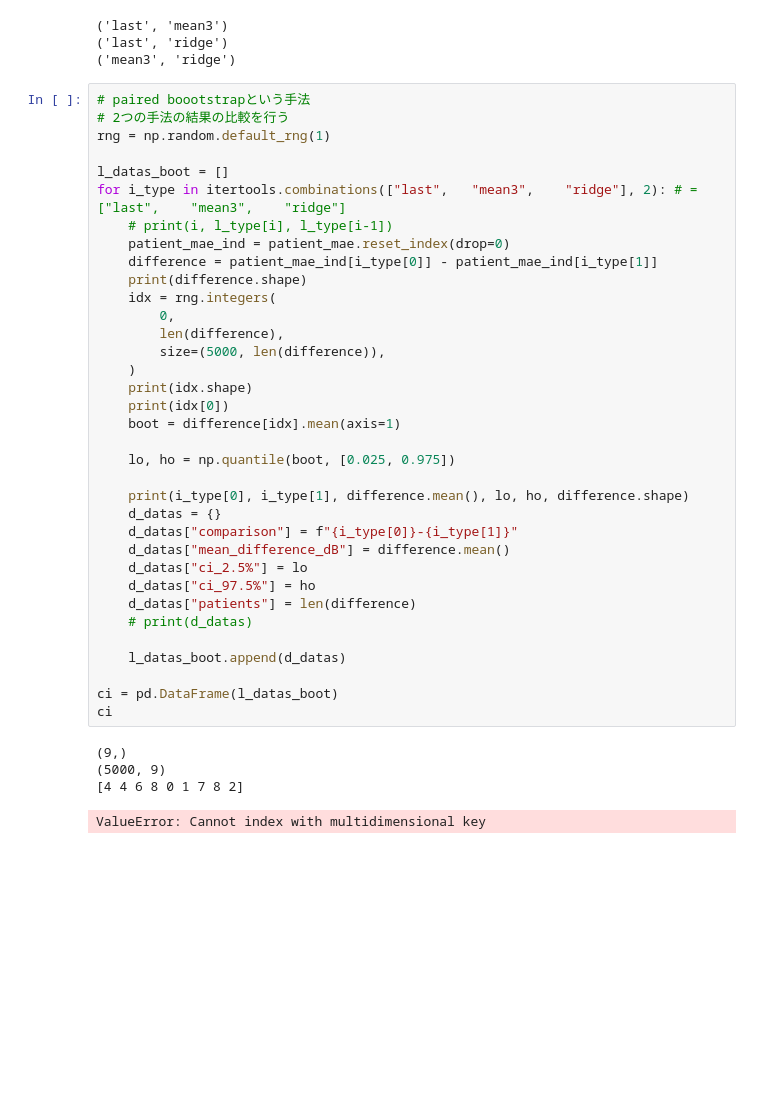
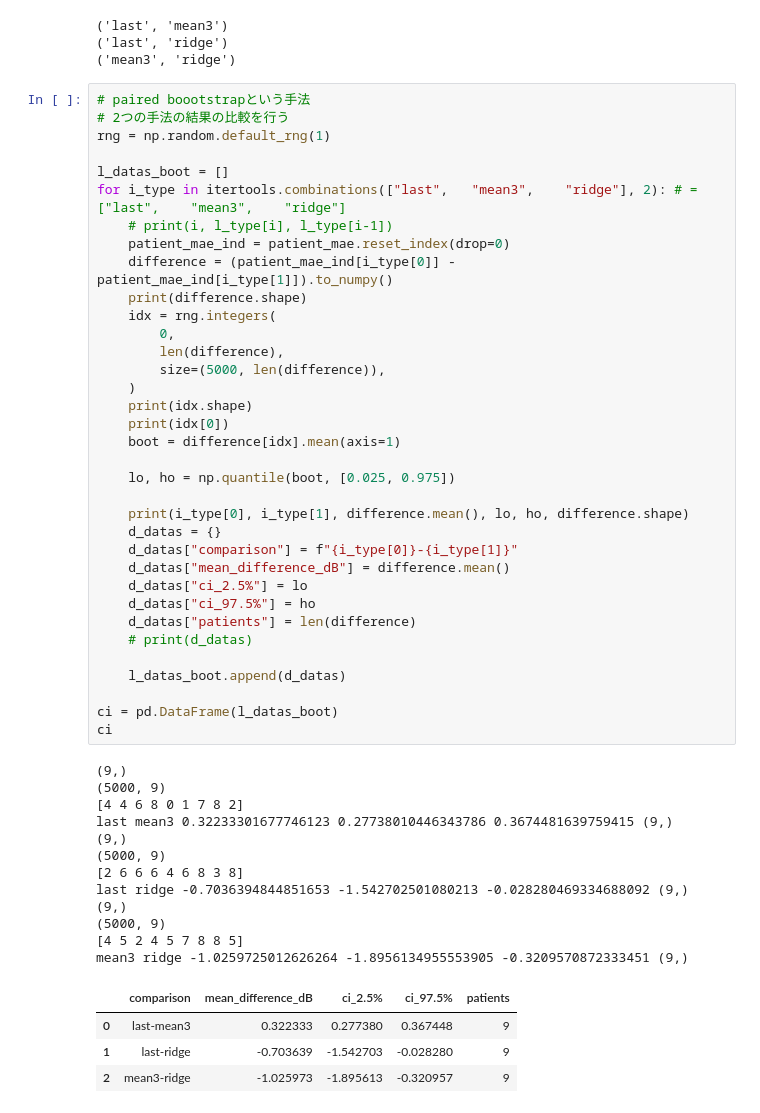
Before and after one commit to kuroganegames/biosignal_training, a Jupyter notebook: findex_halfday/try_hadlfday.ipynb, the cells around one changed output. Cells and saved outputs as stored; diff of their text form; blank space fills up the shorter version.

```diff
--- a/findex_halfday/try_hadlfday.ipynb
+++ b/findex_halfday/try_hadlfday.ipynb
@@ -952,34 +952,46 @@ l_datas_boot = []
 for i_type in itertools.combinations(["last",	"mean3",	"ridge"], 2): # = ["last",	"mean3",	"ridge"]
     # print(i, l_type[i], l_type[i-1])
     patient_mae_ind = patient_mae.reset_index(drop=0)
-    difference = patient_mae_ind[i_type[0]] - patient_mae_ind[i_type[1]]
+    difference = (patient_mae_ind[i_type[0]] - patient_mae_ind[i_type[1]]).to_numpy()
     print(difference.shape)
     idx = rng.integers(
         0,
         len(difference),
         size=(5000, len(difference)),
     )
     print(idx.shape)
     print(idx[0])
     boot = difference[idx].mean(axis=1)
 
     lo, ho = np.quantile(boot, [0.025, 0.975])
 
     print(i_type[0], i_type[1], difference.mean(), lo, ho, difference.shape)
     d_datas = {}
     d_datas["comparison"] = f"{i_type[0]}-{i_type[1]}"
     d_datas["mean_difference_dB"] = difference.mean()
     d_datas["ci_2.5%"] = lo
     d_datas["ci_97.5%"] = ho
     d_datas["patients"] = len(difference)
     # print(d_datas)
 
     l_datas_boot.append(d_datas)
 
 ci = pd.DataFrame(l_datas_boot)
 ci
 # %% [output]
 (9,)
 (5000, 9)
 [4 4 6 8 0 1 7 8 2]
+last mean3 0.32233301677746123 0.27738010446343786 0.3674481639759415 (9,)
+(9,)
+(5000, 9)
+[2 6 6 6 4 6 8 3 8]
+last ridge -0.7036394844851653 -1.542702501080213 -0.028280469334688092 (9,)
+(9,)
+(5000, 9)
+[4 5 2 4 5 7 8 8 5]
+mean3 ridge -1.0259725012626264 -1.8956134955553905 -0.3209570872333451 (9,)
-ValueError: Cannot index with multidimensional key
+|  | comparison | mean_difference_dB | ci_2.5% | ci_97.5% | patients |
+| 0 | last-mean3 | 0.322333 | 0.277380 | 0.367448 | 9 |
+| 1 | last-ridge | -0.703639 | -1.542703 | -0.028280 | 9 |
+| 2 | mean3-ridge | -1.025973 | -1.895613 | -0.320957 | 9 |
```
